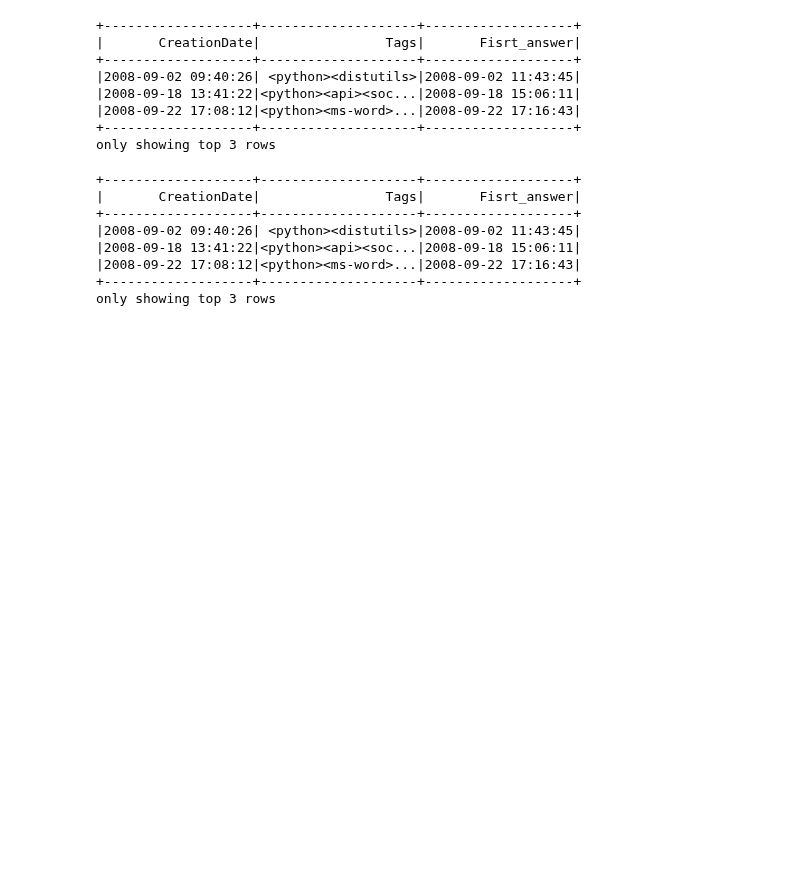
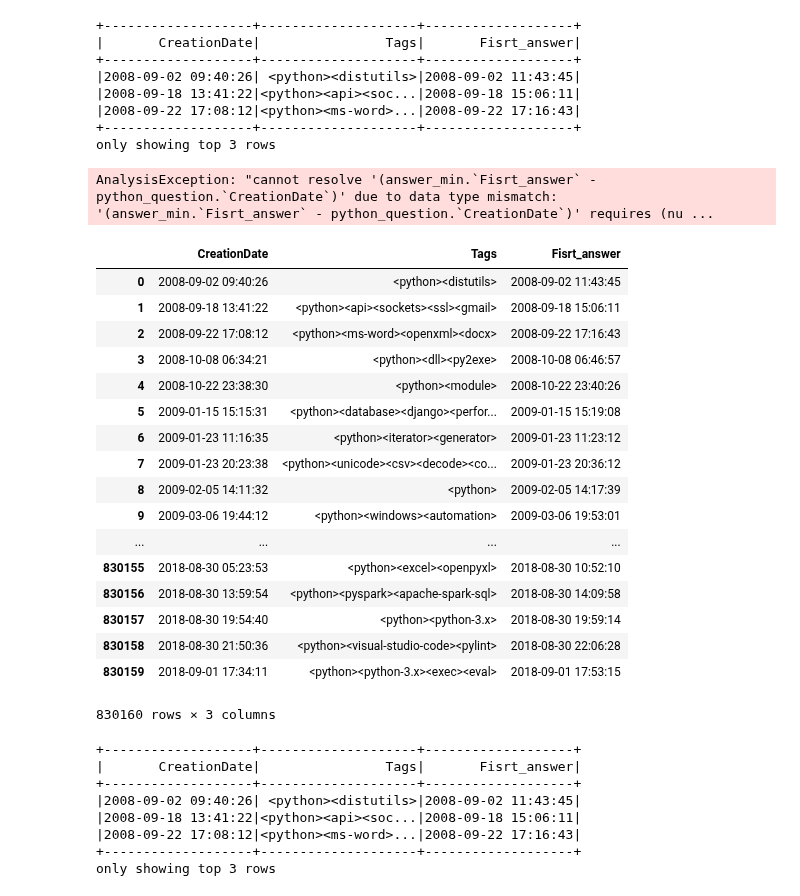
Before and after one commit to vbruttin/ada_homeworks, a Jupyter notebook: Homework3.ipynb, the cells around one changed output. Drawn from its saved outputs; the diff is of its cells as text; code cells hidden in the pictures; blank space fills up the shorter version.

```diff
--- a/Homework3.ipynb
+++ b/Homework3.ipynb
@@ -359,6 +345,34 @@ pyhton_fisrt_answer_data.show(3)
 |2008-09-22 17:08:12|<python><ms-word>...|2008-09-22 17:16:43|
 +-------------------+--------------------+-------------------+
 only showing top 3 rows
+# %%
+pyhton_fisrt_answer_data.withColumn("Time_diff",\
+                                    pyhton_fisrt_answer_data['Fisrt_answer'] - pyhton_fisrt_answer_data['CreationDate'])
+# %% [output]
+AnalysisException: "cannot resolve '(answer_min.`Fisrt_answer` - python_question.`CreationDate`)' due to data type mismatch: '(answer_min.`Fisrt_answer` - python_question.`CreationDate`)' requires (nu ...
+# %%
+pyhton_fisrt_answer_data.drop("CreationDate", "Tags", "Fisrt_answer")
+
+python_time = pyhton_fisrt_answer_data.toPandas()
+# %% [output]
+|  | CreationDate | Tags | Fisrt_answer |
+| 0 | 2008-09-02 09:40:26 | <python><distutils> | 2008-09-02 11:43:45 |
+| 1 | 2008-09-18 13:41:22 | <python><api><sockets><ssl><gmail> | 2008-09-18 15:06:11 |
+| 2 | 2008-09-22 17:08:12 | <python><ms-word><openxml><docx> | 2008-09-22 17:16:43 |
+| 3 | 2008-10-08 06:34:21 | <python><dll><py2exe> | 2008-10-08 06:46:57 |
+| 4 | 2008-10-22 23:38:30 | <python><module> | 2008-10-22 23:40:26 |
+| 5 | 2009-01-15 15:15:31 | <python><database><django><perfor... | 2009-01-15 15:19:08 |
+| 6 | 2009-01-23 11:16:35 | <python><iterator><generator> | 2009-01-23 11:23:12 |
+| 7 | 2009-01-23 20:23:38 | <python><unicode><csv><decode><co... | 2009-01-23 20:36:12 |
+| 8 | 2009-02-05 14:11:32 | <python> | 2009-02-05 14:17:39 |
+| 9 | 2009-03-06 19:44:12 | <python><windows><automation> | 2009-03-06 19:53:01 |
+| ... | ... | ... | ... |
+| 830155 | 2018-08-30 05:23:53 | <python><excel><openpyxl> | 2018-08-30 10:52:10 |
+| 830156 | 2018-08-30 13:59:54 | <python><pyspark><apache-spark-sql> | 2018-08-30 14:09:58 |
+| 830157 | 2018-08-30 19:54:40 | <python><python-3.x> | 2018-08-30 19:59:14 |
+| 830158 | 2018-08-30 21:50:36 | <python><visual-studio-code><pylint> | 2018-08-30 22:06:28 |
+| 830159 | 2018-09-01 17:34:11 | <python><python-3.x><exec><eval> | 2018-09-01 17:53:15 |
+830160 rows × 3 columns
 # %%
 java_fisrt_answer = """
 select CreationDate, Tags, Fisrt_answer
```
Also changed, not shown: parts of 6 cells of this notebook.
